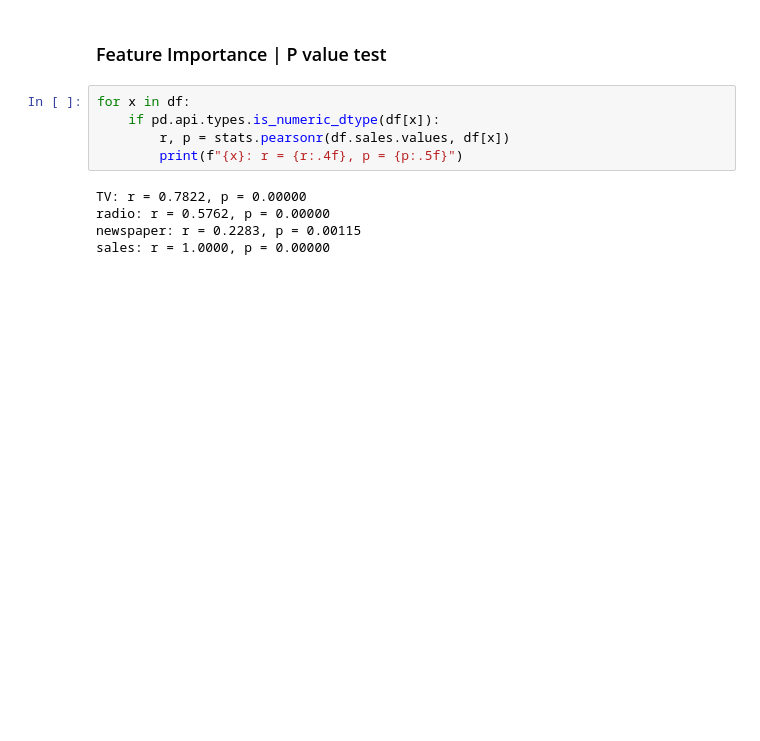
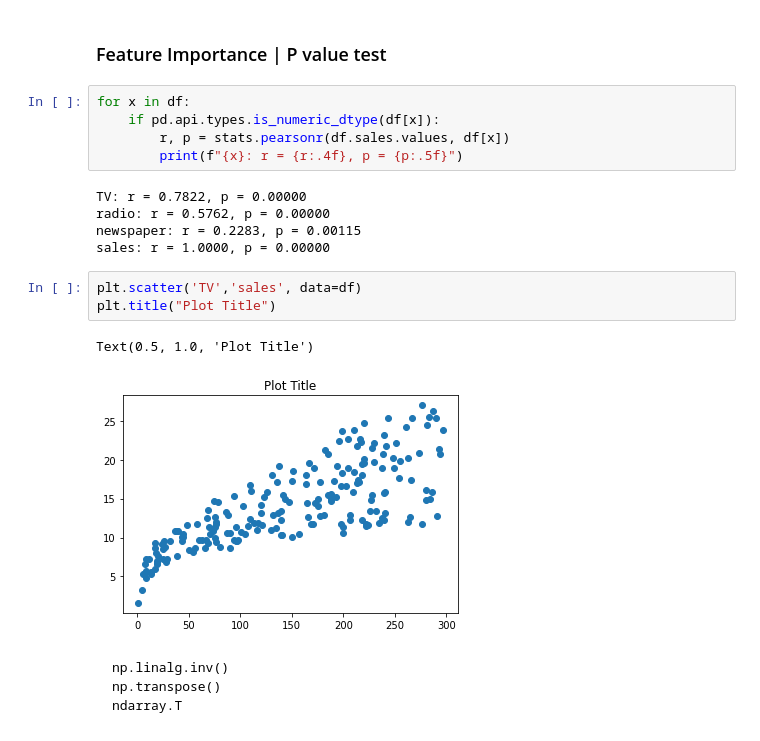
Before and after one commit to adunoluwa1/Data-Science, a Jupyter notebook: Advertising.ipynb, the cells around one changed output. Saved outputs shown, nothing was run; the diff lists cells and outputs as text; blank space fills up the shorter version.

````diff
--- a/Advertising.ipynb
+++ b/Advertising.ipynb
@@ -315,3 +315,15 @@ TV: r = 0.7822, p = 0.00000
 radio: r = 0.5762, p = 0.00000
 newspaper: r = 0.2283, p = 0.00115
 sales: r = 1.0000, p = 0.00000
+# %%
+plt.scatter('TV','sales', data=df)
+plt.title("Plot Title")
+# %% [output]
+Text(0.5, 1.0, 'Plot Title')
+[figure, added]
+# %% [markdown]
+```
+np.linalg.inv()
+np.transpose()
+ndarray.T
+```
````
Also changed, not shown: 6 other files.
